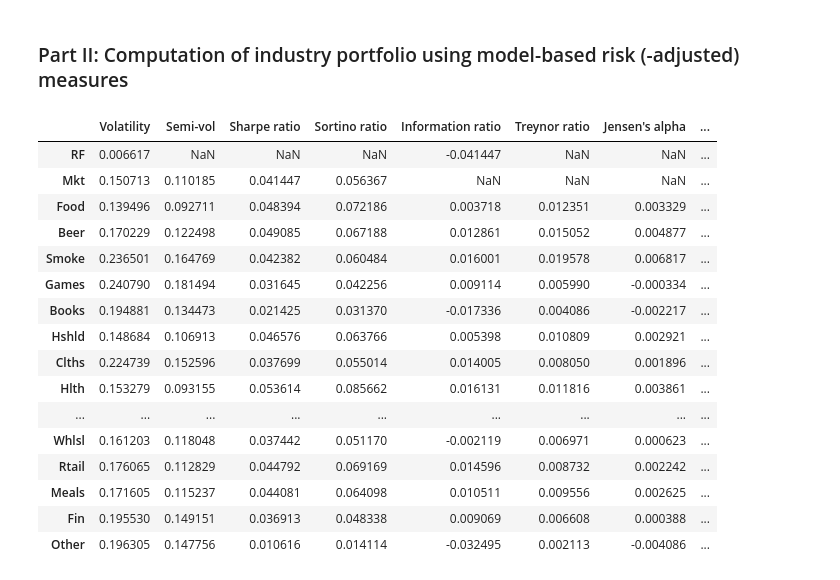
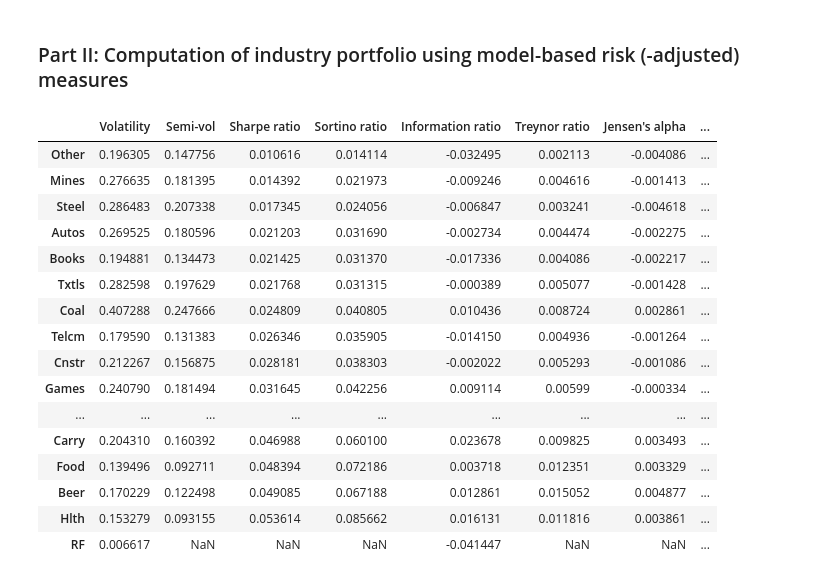
Before and after one commit to olivier-coz/research-methodology-project, a Jupyter notebook: notebooks/Methodology.ipynb, the cells around one changed output. Drawn from its saved outputs; the diff is of its cells as text; code cells hidden in the pictures.

```diff
--- a/notebooks/Methodology.ipynb
+++ b/notebooks/Methodology.ipynb
@@ -241,26 +232,28 @@ portfoliosPerformances["Information ratio"] = (portfoliosTotalReturns.mean()-por
 # %% [markdown]
 ### Part II: Computation of industry portfolio using model-based risk (-adjusted) measures
 # %%
-portfoliosPerformances["Treynor ratio"] = portfoliosExcessReturns.mean()/portfoliosCAPM["beta"]
-portfoliosPerformances["Jensen's alpha"] = portfoliosCAPM["alpha"]
-portfoliosPerformances["Appraisal alpha"] = portfoliosCAPM["alpha"]/portfoliosCAPM["standard error of the residual"]
+portfoliosPerformances["Treynor ratio"] = portfoliosExcessReturns.mean()/summaryGlobal.loc[(slice(None), "CAPM", "Coef."),"Mkt-RF"].sort_values().droplevel(level=1).droplevel(level=1)
+portfoliosPerformances["Jensen's alpha"] = summaryGlobal.loc[(slice(None), "CAPM", "Coef."),"α"].sort_values().droplevel(level=1).droplevel(level=1)
+portfoliosPerformances["Appraisal alpha"] = summaryGlobal.loc[(slice(None), "CAPM", "Coef."),"α"].sort_values().droplevel(level=1).droplevel(level=1)/summaryGlobal.loc[(slice(None), "CAPM", "Coef."),"Std. error of the residual"].sort_values().droplevel(level=1).droplevel(level=1)
 # %%
-portfoliosPerformances
+portfoliosPerformances.to_excel(dataPath+"/processed/portfoliosPerformances.xlsx")
-# %% [output]
-|  | Volatility | Semi-vol | Sharpe ratio | Sortino ratio | Information ratio | Treynor ratio | Jensen's alpha | ... |
-| RF | 0.006617 | NaN | NaN | NaN | -0.041447 | NaN | NaN | ... |
-| Mkt | 0.150713 | 0.110185 | 0.041447 | 0.056367 | NaN | NaN | NaN | ... |
-| Food | 0.139496 | 0.092711 | 0.048394 | 0.072186 | 0.003718 | 0.012351 | 0.003329 | ... |
-| Beer | 0.170229 | 0.122498 | 0.049085 | 0.067188 | 0.012861 | 0.015052 | 0.004877 | ... |
-| Smoke | 0.236501 | 0.164769 | 0.042382 | 0.060484 | 0.016001 | 0.019578 | 0.006817 | ... |
-| Games | 0.240790 | 0.181494 | 0.031645 | 0.042256 | 0.009114 | 0.005990 | -0.000334 | ... |
-| Books | 0.194881 | 0.134473 | 0.021425 | 0.031370 | -0.017336 | 0.004086 | -0.002217 | ... |
-| Hshld | 0.148684 | 0.106913 | 0.046576 | 0.063766 | 0.005398 | 0.010809 | 0.002921 | ... |
-| Clths | 0.224739 | 0.152596 | 0.037699 | 0.055014 | 0.014005 | 0.008050 | 0.001896 | ... |
-| Hlth | 0.153279 | 0.093155 | 0.053614 | 0.085662 | 0.016131 | 0.011816 | 0.003861 | ... |
-| ... | ... | ... | ... | ... | ... | ... | ... | ... |
-| Whlsl | 0.161203 | 0.118048 | 0.037442 | 0.051170 | -0.002119 | 0.006971 | 0.000623 | ... |
-| Rtail | 0.176065 | 0.112829 | 0.044792 | 0.069169 | 0.014596 | 0.008732 | 0.002242 | ... |
-| Meals | 0.171605 | 0.115237 | 0.044081 | 0.064098 | 0.010511 | 0.009556 | 0.002625 | ... |
-| Fin | 0.195530 | 0.149151 | 0.036913 | 0.048338 | 0.009069 | 0.006608 | 0.000388 | ... |
-| Other | 0.196305 | 0.147756 | 0.010616 | 0.014114 | -0.032495 | 0.002113 | -0.004086 | ... |
+# %%
+portfoliosPerformances.sort_values(by=["Sharpe ratio"])
+# %% [output]
+|  | Volatility | Semi-vol | Sharpe ratio | Sortino ratio | Information ratio | Treynor ratio | Jensen's alpha | ... |
+| Other | 0.196305 | 0.147756 | 0.010616 | 0.014114 | -0.032495 | 0.002113 | -0.004086 | ... |
+| Mines | 0.276635 | 0.181395 | 0.014392 | 0.021973 | -0.009246 | 0.004616 | -0.001413 | ... |
+| Steel | 0.286483 | 0.207338 | 0.017345 | 0.024056 | -0.006847 | 0.003241 | -0.004618 | ... |
+| Autos | 0.269525 | 0.180596 | 0.021203 | 0.031690 | -0.002734 | 0.004474 | -0.002275 | ... |
+| Books | 0.194881 | 0.134473 | 0.021425 | 0.031370 | -0.017336 | 0.004086 | -0.002217 | ... |
+| Txtls | 0.282598 | 0.197629 | 0.021768 | 0.031315 | -0.000389 | 0.005077 | -0.001428 | ... |
+| Coal | 0.407288 | 0.247666 | 0.024809 | 0.040805 | 0.010436 | 0.008724 | 0.002861 | ... |
+| Telcm | 0.179590 | 0.131383 | 0.026346 | 0.035905 | -0.014150 | 0.004936 | -0.001264 | ... |
+| Cnstr | 0.212267 | 0.156875 | 0.028181 | 0.038303 | -0.002022 | 0.005293 | -0.001086 | ... |
+| Games | 0.240790 | 0.181494 | 0.031645 | 0.042256 | 0.009114 | 0.00599 | -0.000334 | ... |
+| ... | ... | ... | ... | ... | ... | ... | ... | ... |
+| Carry | 0.204310 | 0.160392 | 0.046988 | 0.060100 | 0.023678 | 0.009825 | 0.003493 | ... |
+| Food | 0.139496 | 0.092711 | 0.048394 | 0.072186 | 0.003718 | 0.012351 | 0.003329 | ... |
+| Beer | 0.170229 | 0.122498 | 0.049085 | 0.067188 | 0.012861 | 0.015052 | 0.004877 | ... |
+| Hlth | 0.153279 | 0.093155 | 0.053614 | 0.085662 | 0.016131 | 0.011816 | 0.003861 | ... |
+| RF | 0.006617 | NaN | NaN | NaN | -0.041447 | NaN | NaN | ... |
```
Also changed, not shown: parts of 5 cells of this notebook, 3 other files.
